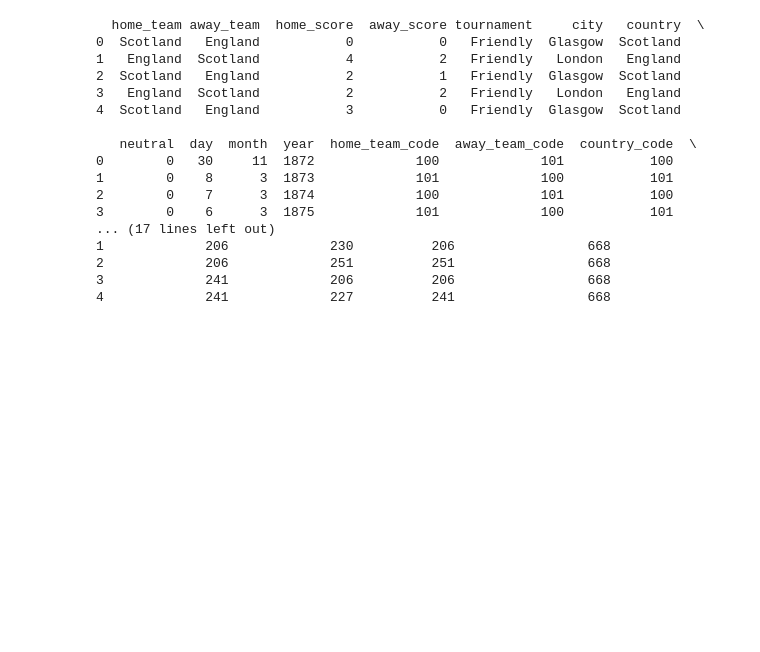
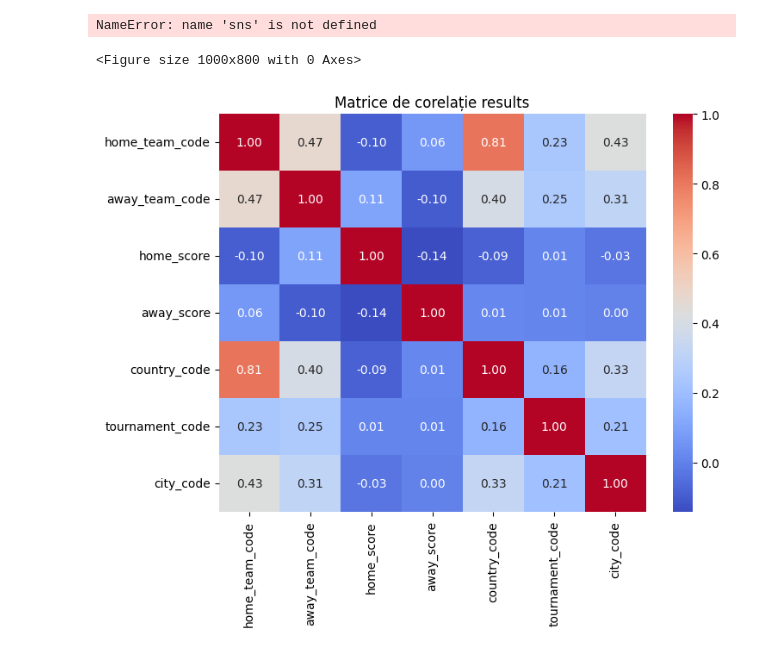
Before and after one commit to vimanmario/Machine-Learning---Footbal-Predictions, a Jupyter notebook: sample.ipynb, the cells around one changed output. Cells and saved outputs as stored; diff of their text form; code cells hidden in the pictures; blank space fills up the shorter version.

Commit message:
update #7 Correlation Matrix

```diff
--- a/sample.ipynb
+++ b/sample.ipynb
@@ -179,25 +180,25 @@ unique_codes_first_shooter, _ = assign_unique_codes(df_shootouts, 'first_shooter
 df_shootouts['first_shooter_code'] = df_shootouts['first_shooter'].map(unique_codes_first_shooter)
 
 # Afisăm primele câteva rânduri din DataFrame-ul modificat
-print(df_results.head())
-print(df_shootouts.head())
+#print(df_results.head())
+#print(df_shootouts.head())
+
+df_results.to_sql('results', conn, if_exists='replace', index=False)
+df_shootouts.to_sql('shootouts', conn, if_exists='replace', index=False)
 
 conn.close()
 # %% [output]
-  home_team away_team  home_score  away_score tournament     city   country  \
-0  Scotland   England           0           0   Friendly  Glasgow  Scotland
-1   England  Scotland           4           2   Friendly   London   England
-2  Scotland   England           2           1   Friendly  Glasgow  Scotland
-3   England  Scotland           2           2   Friendly   London   England
-4  Scotland   England           3           0   Friendly  Glasgow  Scotland
-
-   neutral  day  month  year  home_team_code  away_team_code  country_code  \
-0        0   30     11  1872             100             101           100
-1        0    8      3  1873             101             100           101
-2        0    7      3  1874             100             101           100
-3        0    6      3  1875             101             100           101
-... (17 lines left out)
-1             206             230          206                 668
-2             206             251          251                 668
-3             241             206          206                 668
-4             241             227          241                 668
+NameError: name 'sns' is not defined
+<Figure size 1000x800 with 0 Axes>
+# %%
+selected_columns = ['home_team_code','away_team_code','home_score','away_score','country_code','tournament_code','city_code']
+# Facem un subset-ul doar cu aceste coloane
+selected_df = df_results[selected_columns]
+
+correlation_matrix = selected_df.corr()
+plt.figure(figsize=(8, 6))
+sns.heatmap(correlation_matrix, annot=True, cmap='coolwarm', fmt=".2f")
+plt.title('Matrice de corelație results')
+plt.show()
+# %% [output]
+[figure, added]
```
Also changed, not shown: parts of 2 cells of this notebook, 1 other file.
